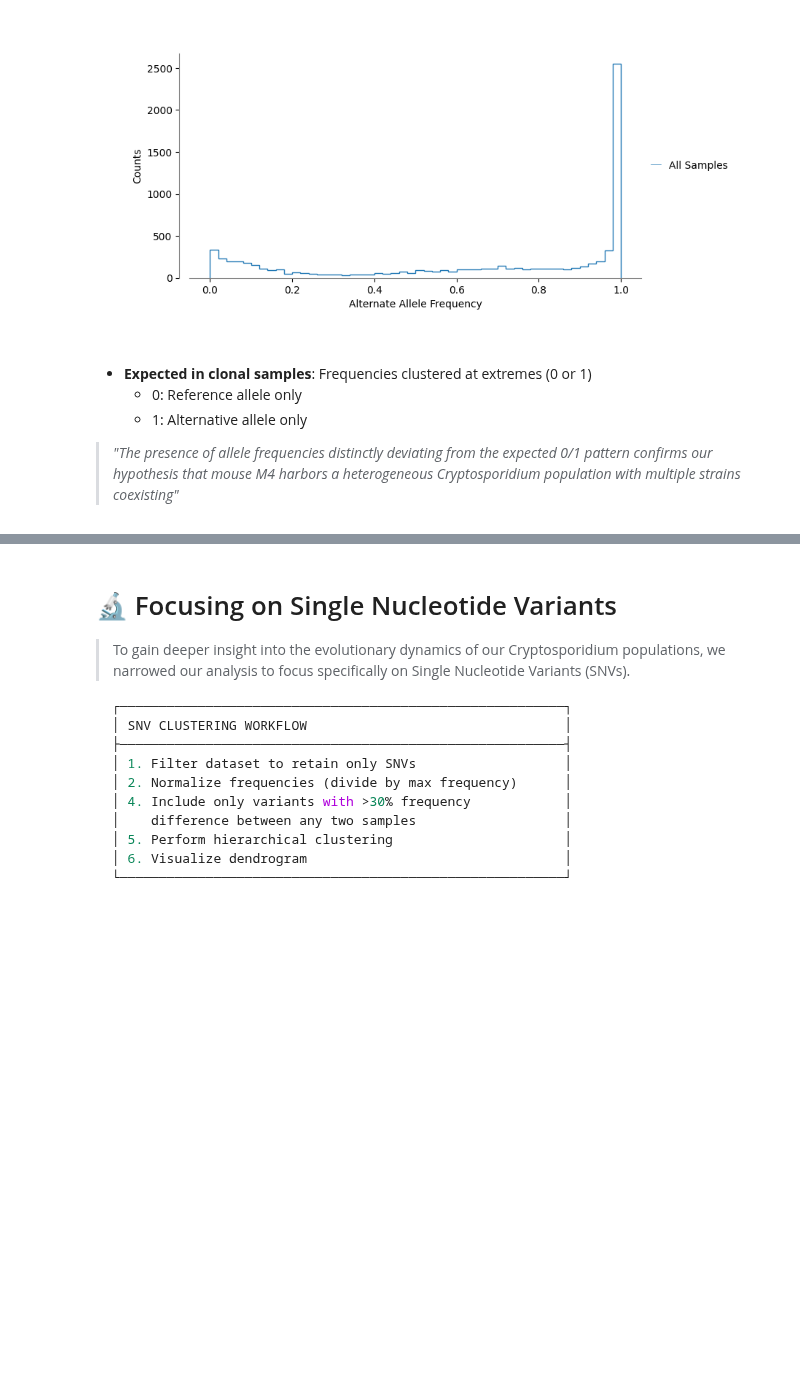
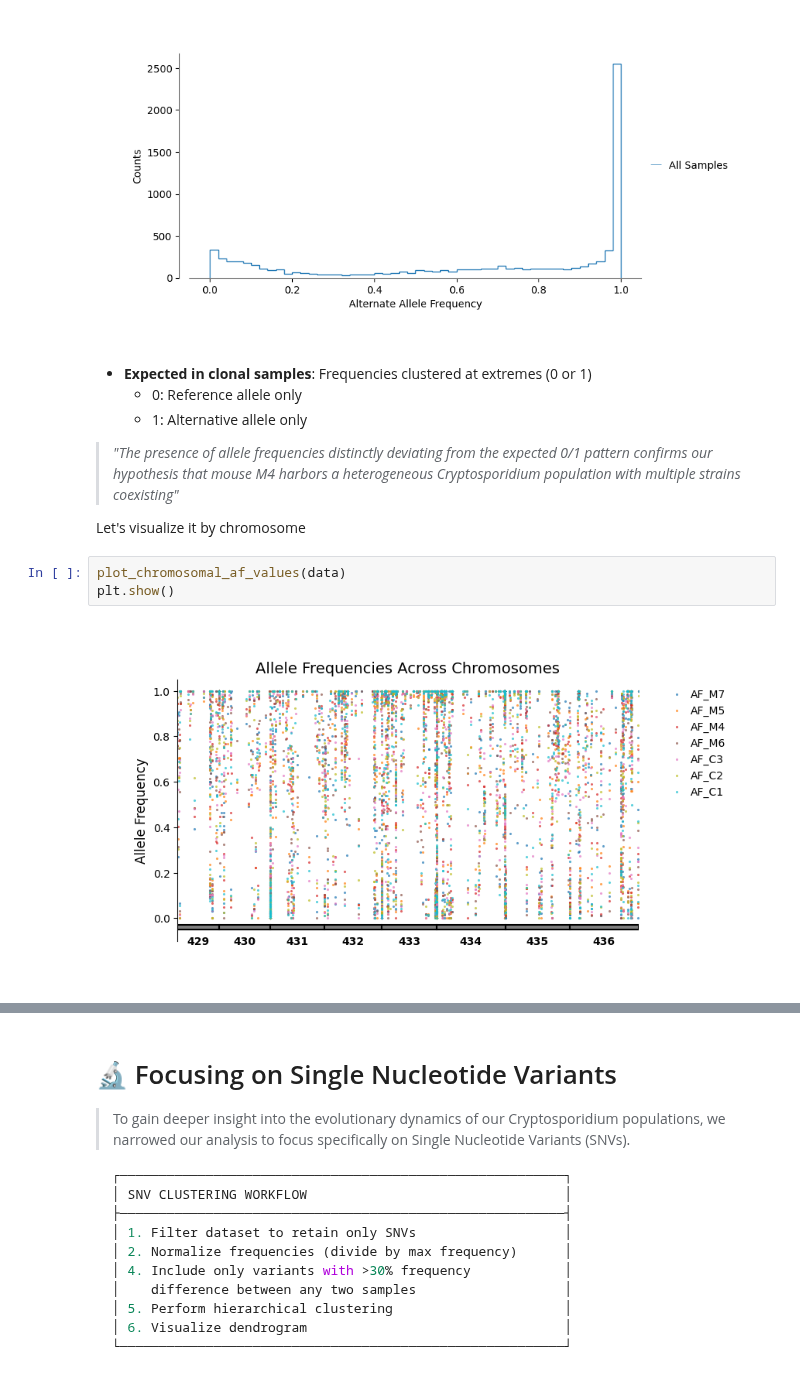
Before and after one commit to mtinti/cryptosporidium_host_adaptation, a Jupyter notebook: nbs/index.ipynb, the cells around one changed output, grey strips where cells are left out. Drawn from its saved outputs; the diff is of its cells as text; blank space fills up the shorter version.

```diff
--- a/nbs/index.ipynb
+++ b/nbs/index.ipynb
@@ -233,3 +236,10 @@ plt.show()
   - 1: Alternative allele only
 
 > *"The presence of allele frequencies distinctly deviating from the expected 0/1 pattern confirms our hypothesis that mouse M4 harbors a heterogeneous Cryptosporidium population with multiple strains coexisting"*
+
+Let's visualize it by chromosome
+# %%
+plot_chromosomal_af_values(data)
+plt.show()
+# %% [output]
+[figure, added]
```
Also changed, not shown: parts of 6 cells of this notebook, 24 other files.
